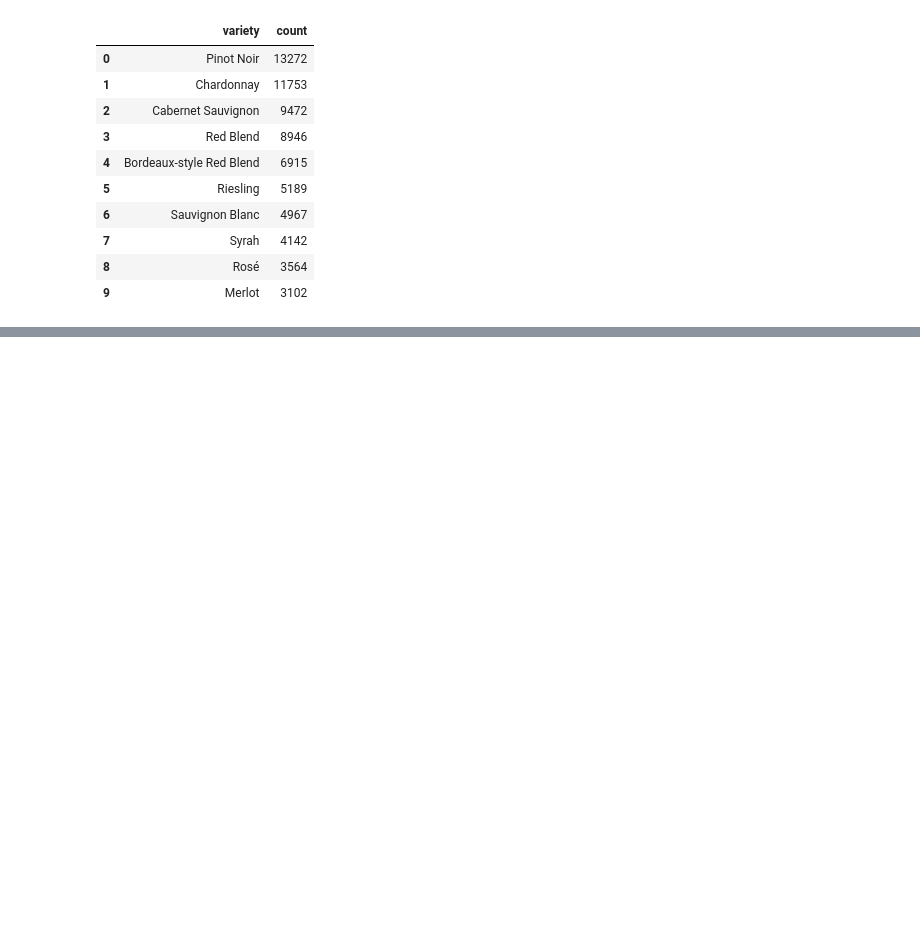
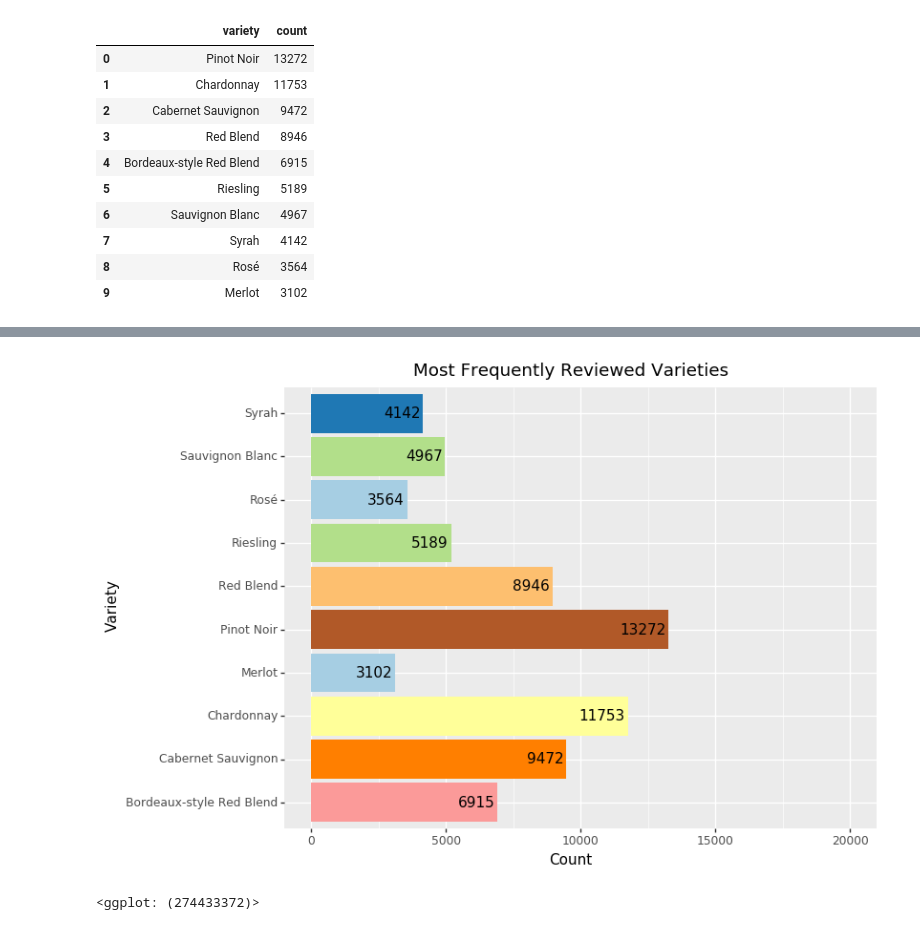
Before and after one commit to corazzon/KaggleStruggle, a Jupyter notebook: wine-reviews/plotnine.ipynb, the cells around one changed output, grey strips where cells are left out. Drawn from its saved outputs; the diff is of its cells as text; code cells hidden in the pictures; blank space fills up the shorter version.

```diff
--- a/wine-reviews/plotnine.ipynb
+++ b/wine-reviews/plotnine.ipynb
@@ -245,0 +259,23 @@ df.columns = ['Taster', 'Reviews']
+# %%
+df = (reviews
+    .groupby('variety').variety.agg([len])
+    .sort_values(by='len', ascending=False)
+    .reset_index()
+    .head(10)
+)
+
+(ggplot(df)
+    + aes(x='variety', y='len', fill='len')
+    + geom_col()
+    + ggtitle("Most Frequently Reviewed Varieties")
+    + geom_text(aes(label='len'), ha='right', nudge_y=-100)
+    + xlab('Variety')
+    + ylab('Count')
+    + coord_flip(ylim=(0, 20000)) # rotate axis
+    + scale_fill_cmap('Paired') # set custom colormap
+    + guides(fill=False) # remove legend
+    + theme(figure_size=(8, 6))
+)
+# %% [output]
+[figure, added]
+<ggplot: (274433372)>
```
Also changed, not shown: parts of 14 cells of this notebook.
